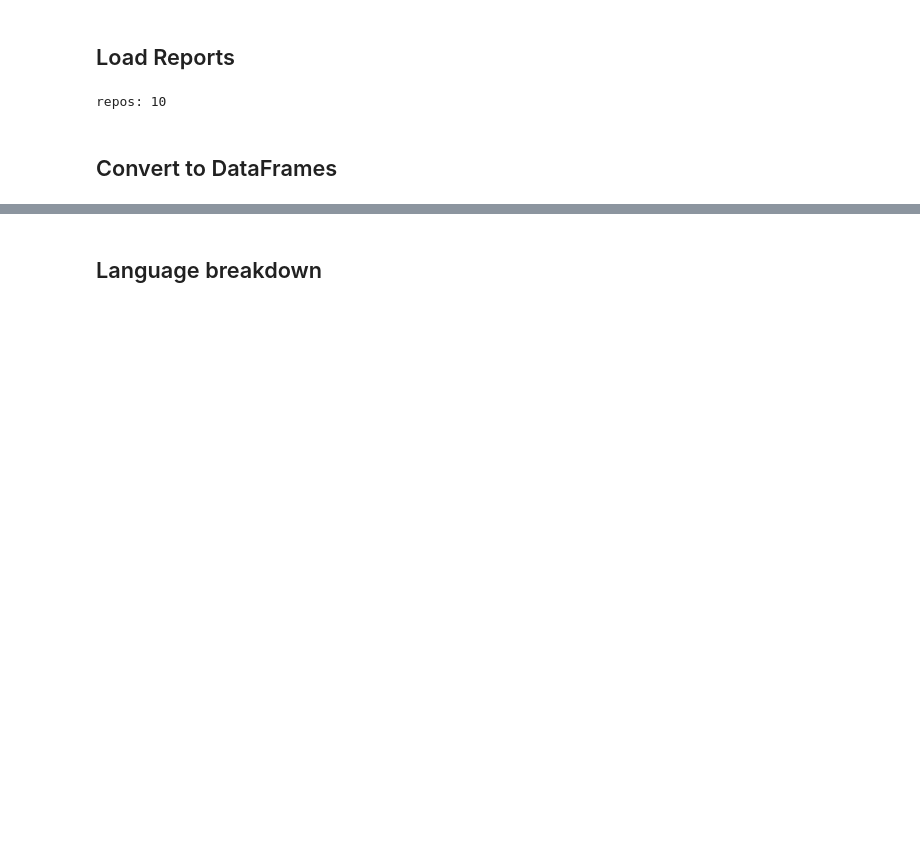
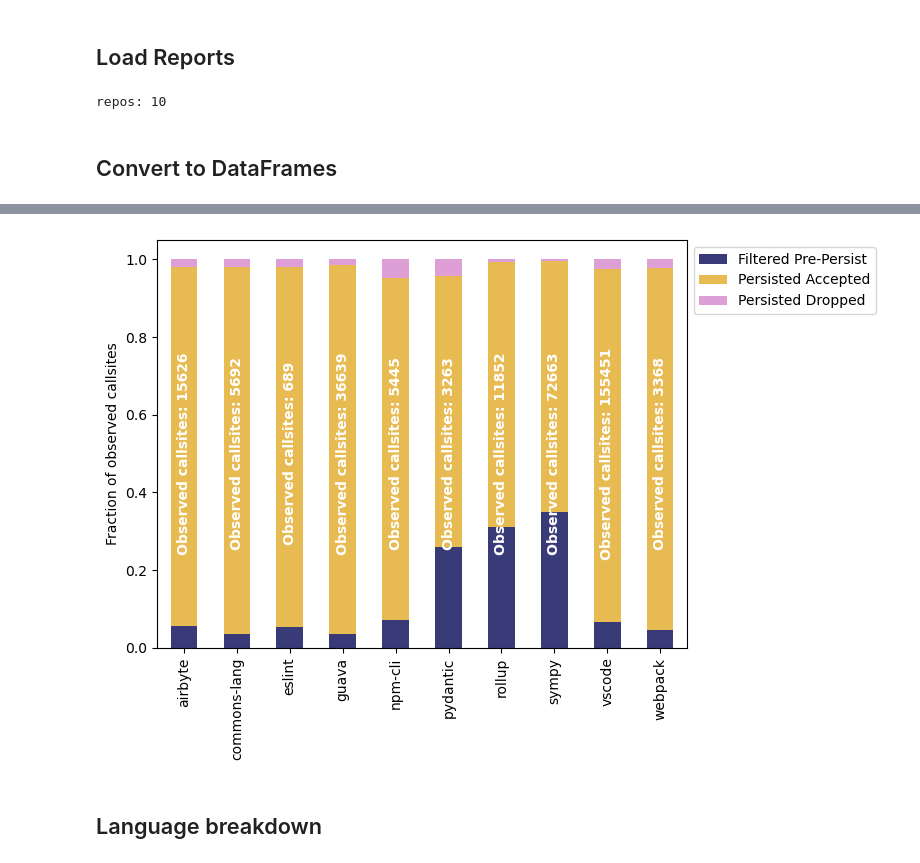
Before and after one commit to megascienta/sciona, a Jupyter notebook: validations/build_status_reports/evaluation.ipynb, the cells around one changed output, grey strips where cells are left out. Drawn from its saved outputs; the diff is of its cells as text; code cells hidden in the pictures; blank space fills up the shorter version.

```diff
--- a/validations/build_status_reports/evaluation.ipynb
+++ b/validations/build_status_reports/evaluation.ipynb
@@ -168,3 +235,23 @@ plot_totals_section("Timing")
+# %%
+observed_callsites = df_section(totals_df, "Callsites")["Observed Syntactic Callsites"]
+
+callsites_df = df_section(totals_df, "Callsites").drop(columns=["Observed Syntactic Callsites", "Persisted Callsites"])
+callsites_df = callsites_df.div(callsites_df.sum(axis=1), axis=0)
+
+fig, ax = plt.subplots(figsize=(8,5.5))
+
+callsites_df.plot( kind="bar", stacked=True, colormap="tab20b", ax=ax)
+
+for i, (repo, value) in enumerate(observed_callsites.items()):
+    ax.text(i, 0.5, f"Observed callsites: {int(value)}", rotation=90, ha="center", va="center", fontsize=10, fontweight="bold", color="white")
+
+plt.legend(bbox_to_anchor=(1, 1), loc="upper left")
+plt.xlabel("")
+plt.ylabel("Fraction of observed callsites")
+plt.tight_layout()
+plt.show()
+# %% [output]
+[figure, added]
 # %% [markdown]
 ## Language breakdown
 # %%
```
Also changed, not shown: parts of 21 cells of this notebook, 25 other files.
